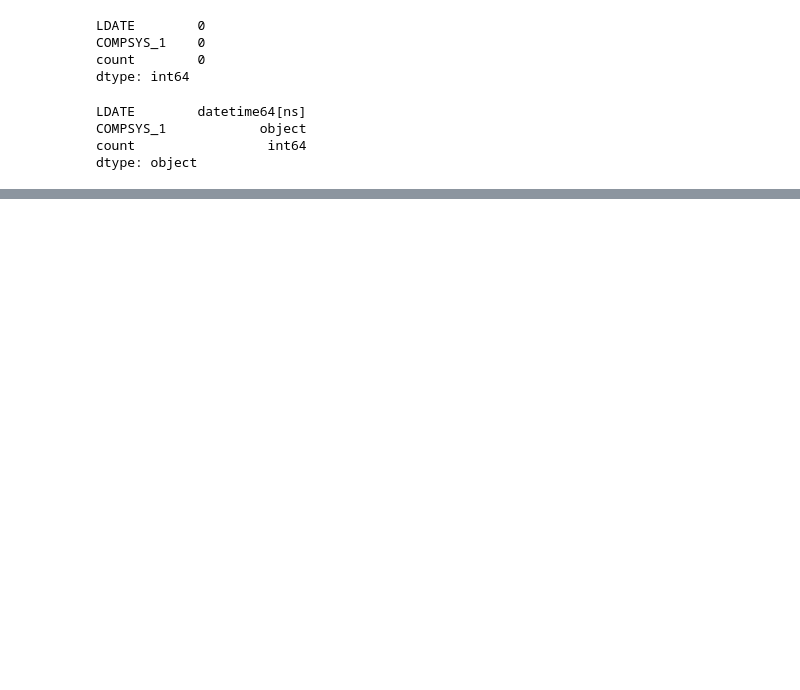
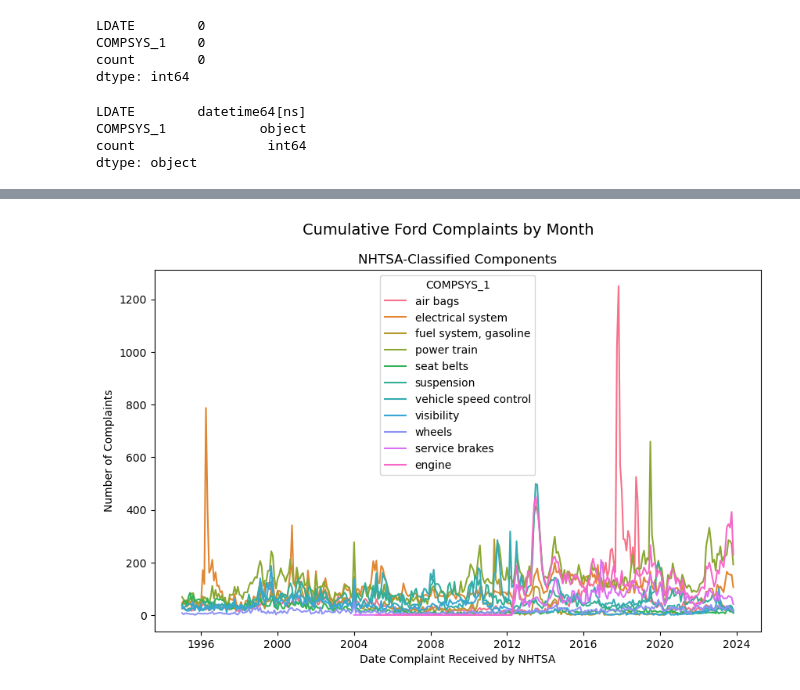
Before and after one commit to prithvidasgupta/si671, a Jupyter notebook: pm_parts_nb.ipynb, the cells around one changed output, grey strips where cells are left out. Saved outputs shown, nothing was run; the diff lists cells and outputs as text; code cells hidden in the pictures; blank space fills up the shorter version.

```diff
--- a/pm_parts_nb.ipynb
+++ b/pm_parts_nb.ipynb
@@ -849,0 +889,10 @@ plt.show()
+# %%
+plt.figure(figsize=(10, 6))
+sns.lineplot(x='LDATE', y='count', data=cmpl_m_mfr[cmpl_m_mfr["MFR_NAME"] == "ford motor company"], hue="COMPSYS_1")
+plt.suptitle("Cumulative Ford Complaints by Month", fontsize=14)
+plt.title("NHTSA-Classified Components")
+plt.xlabel("Date Complaint Received by NHTSA")
+plt.ylabel("Number of Complaints")
+plt.show()
+# %% [output]
+[figure, added]
```
Also changed, not shown: parts of 19 cells of this notebook.
